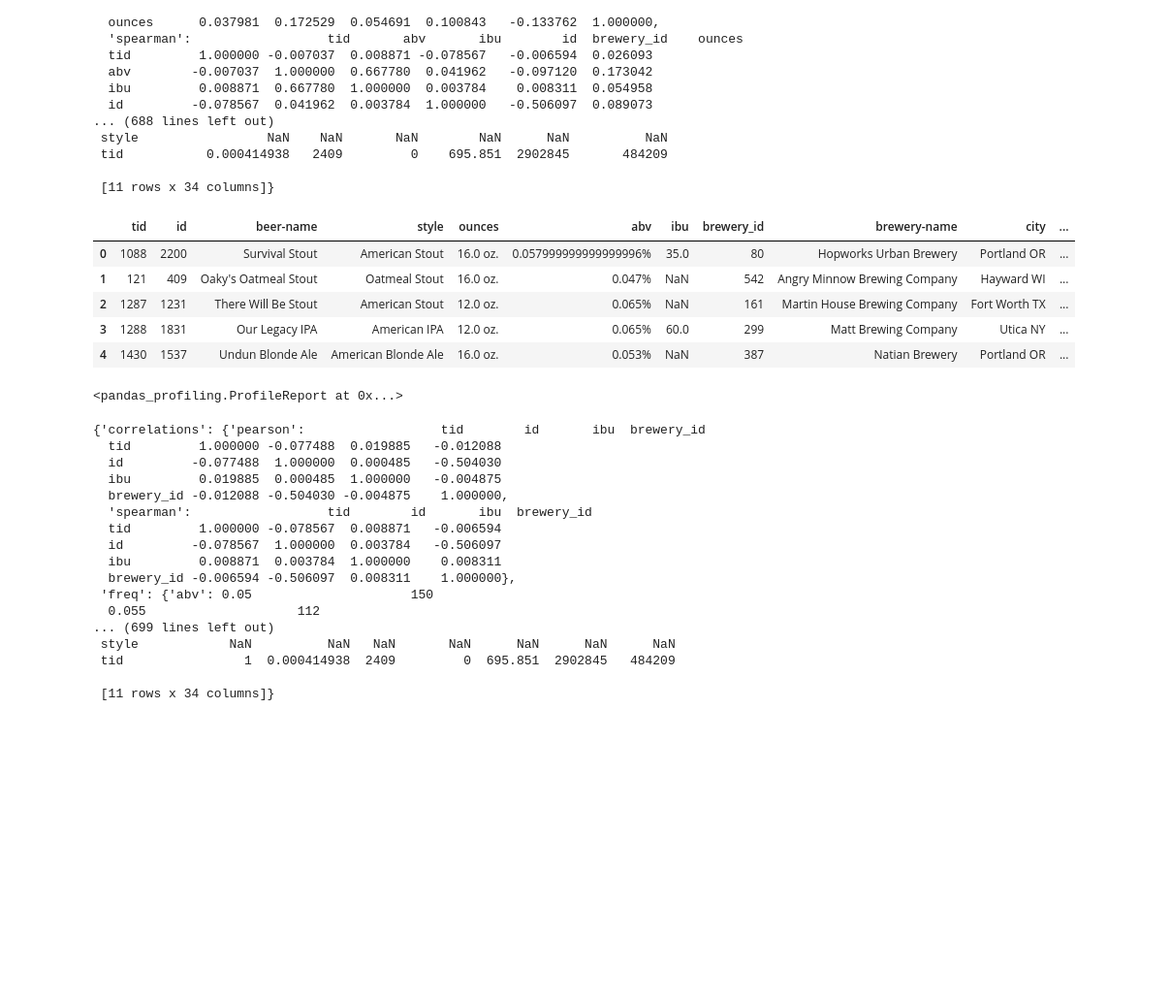
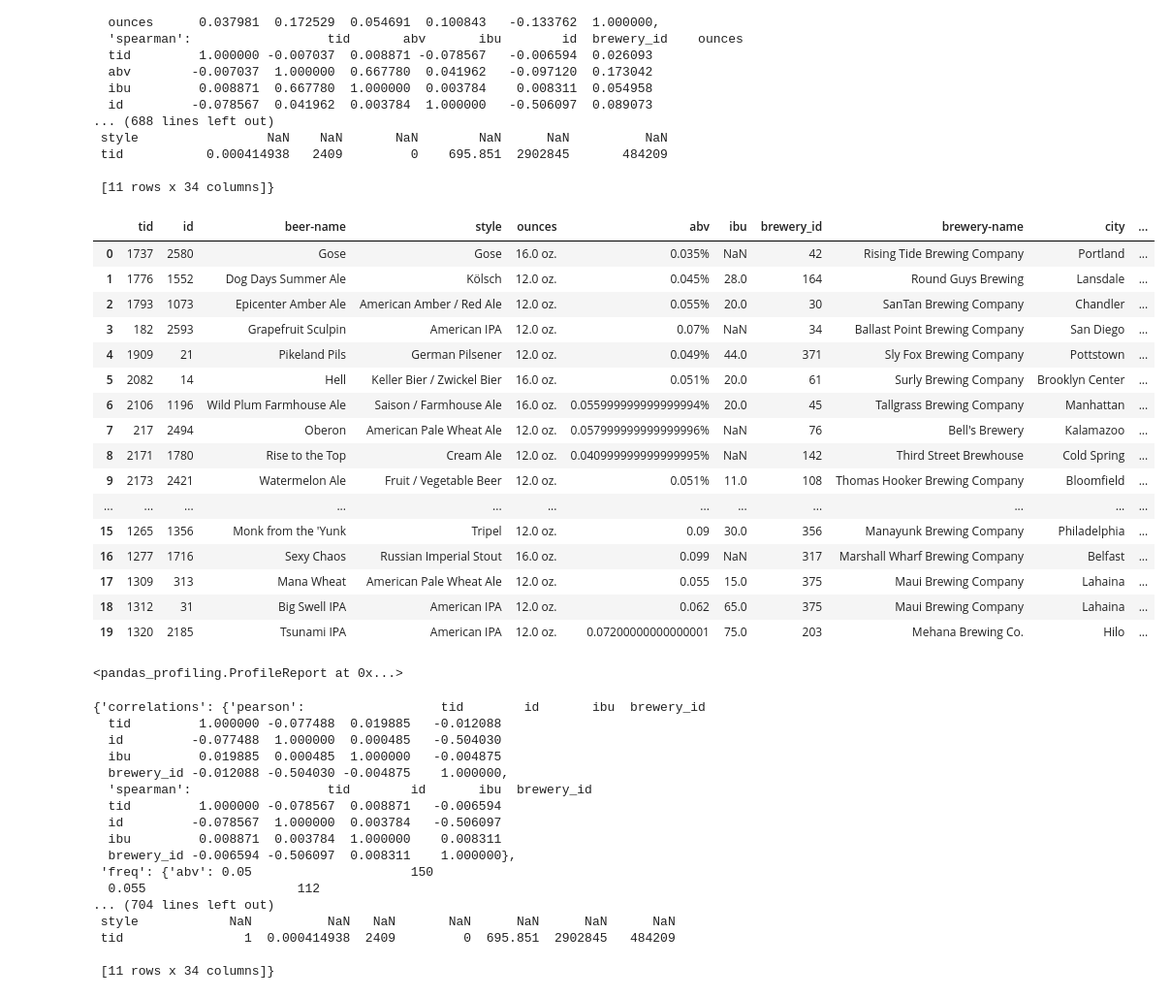
Before and after one commit to visenger/Prada, a Jupyter notebook: pandas-profiling/Profiling.ipynb, the cells around one changed output. Shown: that part at 97% size. Saved outputs shown, nothing was run; the diff lists cells and outputs as text; code cells hidden in the pictures; blank space fills up the shorter version.

Commit message:
profiling dirty data-2

```diff
--- a/pandas-profiling/Profiling.ipynb
+++ b/pandas-profiling/Profiling.ipynb
@@ -107,15 +107,26 @@ description
 
  [11 rows x 34 columns]}
 # %%
-dirty_beers_breweries = pd.read_csv("data/dirty-beers-and-breweries.csv")
-dirty_beers_breweries.head()
+dirty_beers_breweries = pd.read_csv("data/dirty-beers-and-breweries-2.csv")
+dirty_beers_breweries.head(20)
 # %% [output]
 |  | tid | id | beer-name | style | ounces | abv | ibu | brewery_id | brewery-name | city | ... |
-| 0 | 1088 | 2200 | Survival Stout | American Stout | 16.0 oz. | 0.057999999999999996% | 35.0 | 80 | Hopworks Urban Brewery | Portland OR | ... |
-| 1 | 121 | 409 | Oaky's Oatmeal Stout | Oatmeal Stout | 16.0 oz. | 0.047% | NaN | 542 | Angry Minnow Brewing Company | Hayward WI | ... |
-| 2 | 1287 | 1231 | There Will Be Stout | American Stout | 12.0 oz. | 0.065% | NaN | 161 | Martin House Brewing Company | Fort Worth TX | ... |
-| 3 | 1288 | 1831 | Our Legacy IPA | American IPA | 12.0 oz. | 0.065% | 60.0 | 299 | Matt Brewing Company | Utica NY | ... |
-| 4 | 1430 | 1537 | Undun Blonde Ale | American Blonde Ale | 16.0 oz. | 0.053% | NaN | 387 | Natian Brewery | Portland OR | ... |
+| 0 | 1737 | 2580 | Gose | Gose | 16.0 oz. | 0.035% | NaN | 42 | Rising Tide Brewing Company | Portland | ... |
+| 1 | 1776 | 1552 | Dog Days Summer Ale | Kölsch | 12.0 oz. | 0.045% | 28.0 | 164 | Round Guys Brewing | Lansdale | ... |
+| 2 | 1793 | 1073 | Epicenter Amber Ale | American Amber / Red Ale | 12.0 oz. | 0.055% | 20.0 | 30 | SanTan Brewing Company | Chandler | ... |
+| 3 | 182 | 2593 | Grapefruit Sculpin | American IPA | 12.0 oz. | 0.07% | NaN | 34 | Ballast Point Brewing Company | San Diego | ... |
+| 4 | 1909 | 21 | Pikeland Pils | German Pilsener | 12.0 oz. | 0.049% | 44.0 | 371 | Sly Fox Brewing Company | Pottstown | ... |
+| 5 | 2082 | 14 | Hell | Keller Bier / Zwickel Bier | 16.0 oz. | 0.051% | 20.0 | 61 | Surly Brewing Company | Brooklyn Center | ... |
+| 6 | 2106 | 1196 | Wild Plum Farmhouse Ale | Saison / Farmhouse Ale | 16.0 oz. | 0.055999999999999994% | 20.0 | 45 | Tallgrass Brewing Company | Manhattan | ... |
+| 7 | 217 | 2494 | Oberon | American Pale Wheat Ale | 12.0 oz. | 0.057999999999999996% | NaN | 76 | Bell's Brewery | Kalamazoo | ... |
+| 8 | 2171 | 1780 | Rise to the Top | Cream Ale | 12.0 oz. | 0.040999999999999995% | NaN | 142 | Third Street Brewhouse | Cold Spring | ... |
+| 9 | 2173 | 2421 | Watermelon Ale | Fruit / Vegetable Beer | 12.0 oz. | 0.051% | 11.0 | 108 | Thomas Hooker Brewing Company | Bloomfield | ... |
+| ... | ... | ... | ... | ... | ... | ... | ... | ... | ... | ... | ... |
+| 15 | 1265 | 1356 | Monk from the 'Yunk | Tripel | 12.0 oz. | 0.09 | 30.0 | 356 | Manayunk Brewing Company | Philadelphia | ... |
+| 16 | 1277 | 1716 | Sexy Chaos | Russian Imperial Stout | 16.0 oz. | 0.099 | NaN | 317 | Marshall Wharf Brewing Company | Belfast | ... |
+| 17 | 1309 | 313 | Mana Wheat | American Pale Wheat Ale | 12.0 oz. | 0.055 | 15.0 | 375 | Maui Brewing Company | Lahaina | ... |
+| 18 | 1312 | 31 | Big Swell IPA | American IPA | 12.0 oz. | 0.062 | 65.0 | 375 | Maui Brewing Company | Lahaina | ... |
+| 19 | 1320 | 2185 | Tsunami IPA | American IPA | 12.0 oz. | 0.07200000000000001 | 75.0 | 203 | Mehana Brewing Co. | Hilo | ... |
 # %%
 pf.ProfileReport(dirty_beers_breweries)
 # %% [output]
@@ -137,7 +148,7 @@ dirty_description
   brewery_id -0.006594 -0.506097  0.008311    1.000000},
  'freq': {'abv': 0.05                     150
   0.055                    112
-... (699 lines left out)
+... (704 lines left out)
  style            NaN          NaN   NaN       NaN      NaN      NaN      NaN
  tid                1  0.000414938  2409         0  695.851  2902845   484209
 
```
Also changed, not shown: 1 other file.
